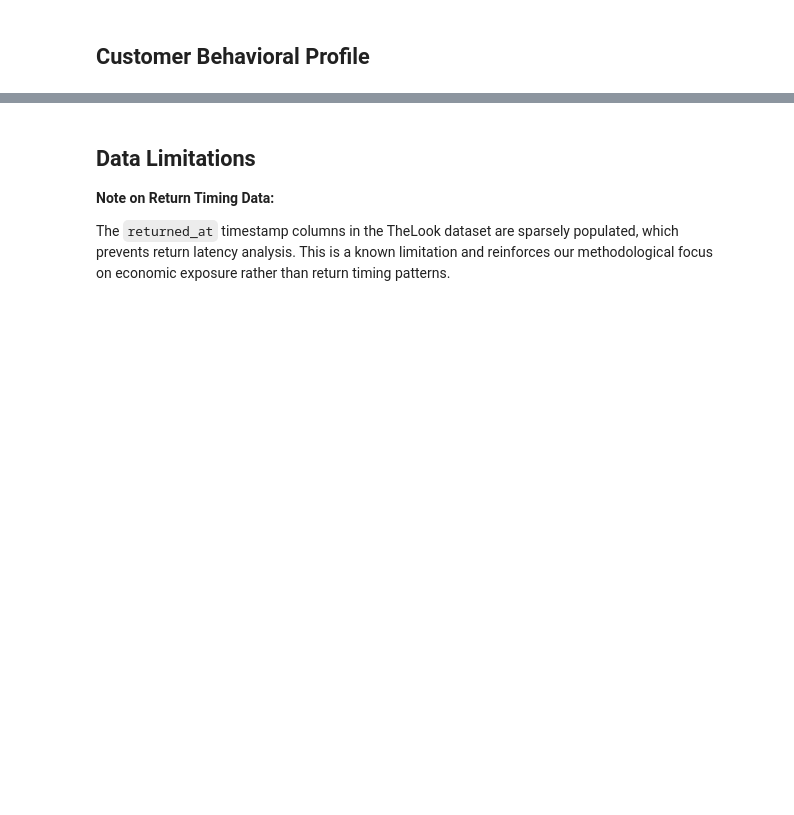
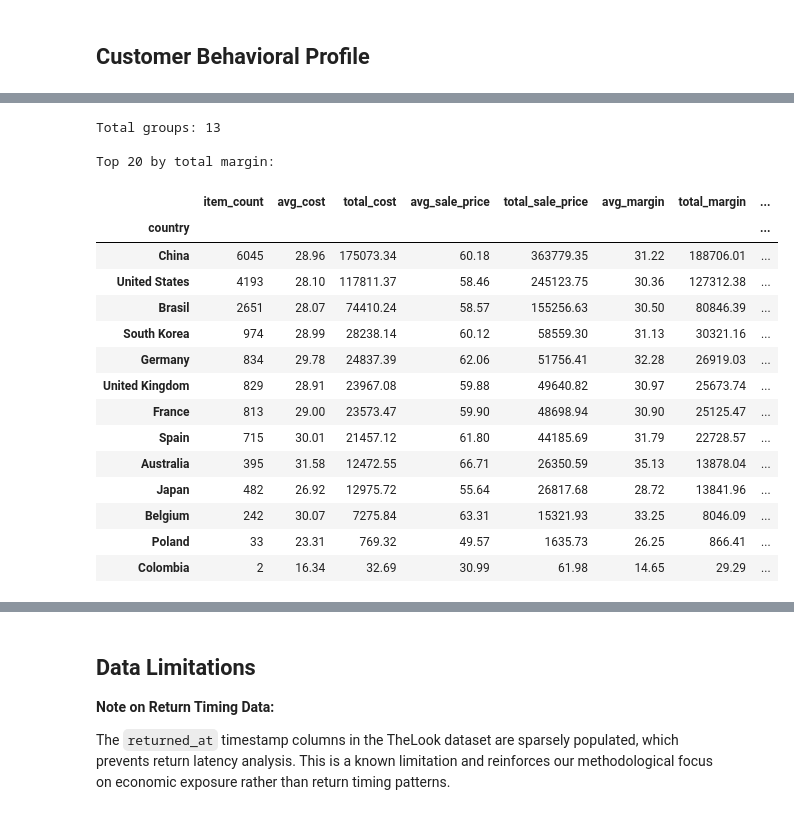
Before and after one commit to kojounfc/unfc-capstone-project-1, a Jupyter notebook: notebooks/the_look_ecom_EDA.ipynb, the cells around one changed output, grey strips where cells are left out. Cells and saved outputs as stored; diff of their text form; code cells hidden in the pictures; blank space fills up the shorter version.

```diff
--- a/notebooks/the_look_ecom_EDA.ipynb
+++ b/notebooks/the_look_ecom_EDA.ipynb
@@ -576,0 +617,25 @@ customer_behavior.describe()
+# %%
+# Calculate price, margin, and cost metrics by status and country
+status_country_analysis = calculate_price_margin_returned_by_country(df_standardized)
+print(f"Total groups: {len(status_country_analysis)}")
+print(f"\nTop 20 by total margin:")
+status_country_analysis.head(20)
+# %% [output]
+Total groups: 13
+
+Top 20 by total margin:
+|  | item_count | avg_cost | total_cost | avg_sale_price | total_sale_price | avg_margin | total_margin | ... |
+| country |  |  |  |  |  |  |  | ... |
+| China | 6045 | 28.96 | 175073.34 | 60.18 | 363779.35 | 31.22 | 188706.01 | ... |
+| United States | 4193 | 28.10 | 117811.37 | 58.46 | 245123.75 | 30.36 | 127312.38 | ... |
+| Brasil | 2651 | 28.07 | 74410.24 | 58.57 | 155256.63 | 30.50 | 80846.39 | ... |
+| South Korea | 974 | 28.99 | 28238.14 | 60.12 | 58559.30 | 31.13 | 30321.16 | ... |
+| Germany | 834 | 29.78 | 24837.39 | 62.06 | 51756.41 | 32.28 | 26919.03 | ... |
+| United Kingdom | 829 | 28.91 | 23967.08 | 59.88 | 49640.82 | 30.97 | 25673.74 | ... |
+| France | 813 | 29.00 | 23573.47 | 59.90 | 48698.94 | 30.90 | 25125.47 | ... |
+| Spain | 715 | 30.01 | 21457.12 | 61.80 | 44185.69 | 31.79 | 22728.57 | ... |
+| Australia | 395 | 31.58 | 12472.55 | 66.71 | 26350.59 | 35.13 | 13878.04 | ... |
+| Japan | 482 | 26.92 | 12975.72 | 55.64 | 26817.68 | 28.72 | 13841.96 | ... |
+| Belgium | 242 | 30.07 | 7275.84 | 63.31 | 15321.93 | 33.25 | 8046.09 | ... |
+| Poland | 33 | 23.31 | 769.32 | 49.57 | 1635.73 | 26.25 | 866.41 | ... |
+| Colombia | 2 | 16.34 | 32.69 | 30.99 | 61.98 | 14.65 | 29.29 | ... |
```
Also changed, not shown: parts of 46 cells of this notebook, 19 other files.
